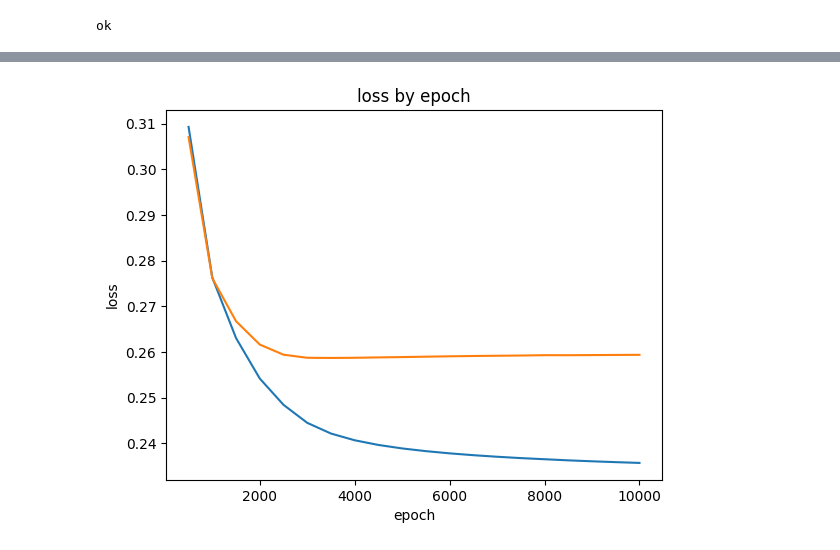
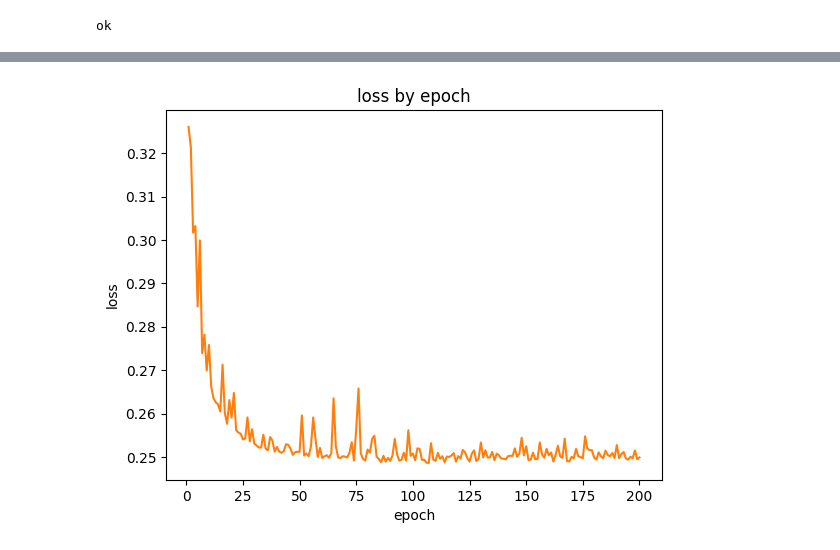
Before and after one commit to batman0911/eabdt, a Jupyter notebook: python/softmax.ipynb, the cells around one changed output, grey strips where cells are left out. Cells and saved outputs as stored; diff of their text form; code cells hidden in the pictures.

```diff
--- a/python/softmax.ipynb
+++ b/python/softmax.ipynb
@@ -35,11 +43,11 @@ if torch.cuda.is_available():
 # %% [output]
 ok
 # %%
-X_train = util.load_vector(os.path.join(cwd, '../data/vectorize/mix/training_set'), training_batch_from, training_batch_to)
+X_train = util.load_vector(os.path.join(cwd, '../data/vectorize/384/mix/training_set'), training_batch_from, training_batch_to)
 y_train = util.load_label(os.path.join(cwd, '../data/raw/mix/training_set'), training_batch_from, training_batch_to)
 
-X_val = util.load_vector(os.path.join(cwd, '../data/vectorize/mix/training_set'), val_batch_from, val_batch_to)
+X_val = util.load_vector(os.path.join(cwd, '../data/vectorize/384/mix/training_set'), val_batch_from, val_batch_to)
 y_val = util.load_label(os.path.join(cwd, '../data/raw/mix/training_set'), val_batch_from, val_batch_to)
 
-X_test = util.load_vector(os.path.join(cwd, '../data/vectorize/mix/testing_set'), testing_batch_from, testing_batch_to)
+X_test = util.load_vector(os.path.join(cwd, '../data/vectorize/384/mix/testing_set'), testing_batch_from, testing_batch_to)
 y_test = util.load_label(os.path.join(cwd, '../data/raw/mix/testing_set'), testing_batch_from, testing_batch_to)
@@ -46,27 +58,31 @@ y_test = util.load_label(os.path.join(cwd, '../data/raw/mix/testing_set'), testi
 # %%
-epochs = 10000
-trigger = 500
+epochs = 200
+trigger = 1
 early_stopping_round = 20
 
 input_dim = 384
+# input_dim = 768
 output_dim = 1
-learning_rate = 0.01
+learning_rate = 0.1
 # %%
 class Softmax(nn.Module):
   def __init__(self, input_dim, output_dim):
     super(Softmax, self).__init__()
     # hidden layer
-    self.linear_one = torch.nn.Linear(input_dim, 64)
-    self.linear_two = torch.nn.Linear(64, output_dim)
+    self.linear_1 = torch.nn.Linear(input_dim, 128, bias=True)
+    self.linear_2 = torch.nn.Linear(128, 64, bias=True)
+    self.linear_3 = torch.nn.Linear(64, output_dim)
     # defining layers as attributes
     self.layer_in = None
     self.act = None
     self.layer_out = None
   def forward(self, x):
-    self.layer_in = self.linear_one(x)
-    self.act = torch.sigmoid(self.layer_in)
-    self.layer_out = self.linear_two(self.act)
-    y_pred = torch.sigmoid(self.linear_two(self.act))
+    self.layer_in_1 = self.linear_1(x)
+    self.act_1 = torch.relu(self.layer_in_1)
+    self.layer_in_2 = self.linear_2(self.act_1)
+    self.act_2 = torch.relu(self.layer_in_2)
+    self.layer_out = self.linear_3(self.act_2)
+    y_pred = torch.sigmoid(self.linear_3(self.act_2))
     return y_pred
 # %%
 model = Softmax(input_dim, output_dim)
@@ -78,5 +95,5 @@ Softmax(
 )
 # %%
 criterion = nn.BCELoss()
-optimizer = optim.Adam(model.parameters(), lr=0.01)
+optimizer = optim.SGD(model.parameters(), lr=learning_rate)
 # %%
@@ -196,16 +232,15 @@ total training time: 248.110
 # %%
 import matplotlib.pyplot as plt
 
 fig = plt.figure()
 ax = fig.add_subplot(1, 1, 1)
 
-ax.plot(Iterations, losses, color='tab:blue')
 ax.plot(Iterations, losses_val, color='tab:orange')
 
 
 plt.xlabel('epoch')
 plt.ylabel('loss')
 plt.title('loss by epoch')
 plt.show()
 # %% [output]
-[figure, old version]
+[figure, new version]
```
Also changed, not shown: parts of 12 cells of this notebook, 8 other files.
